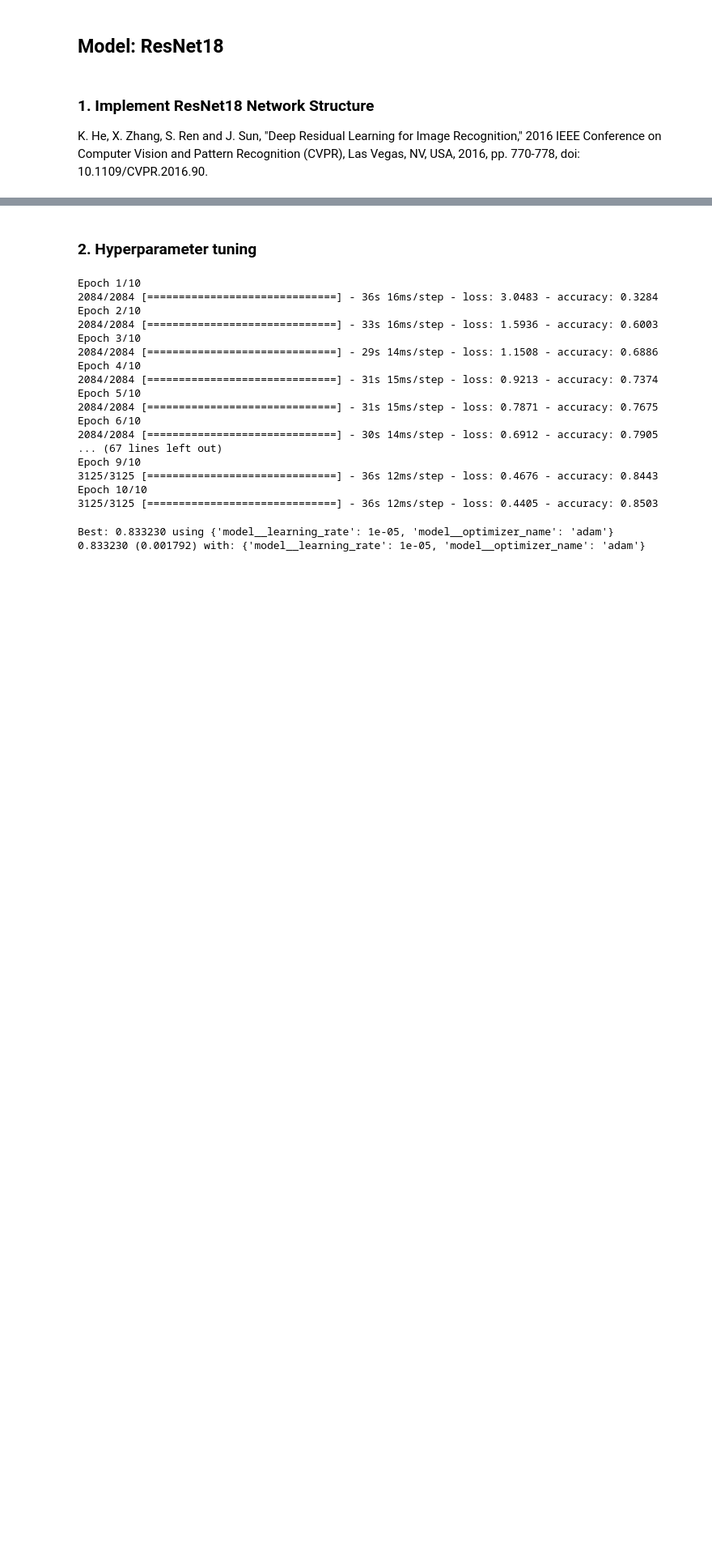
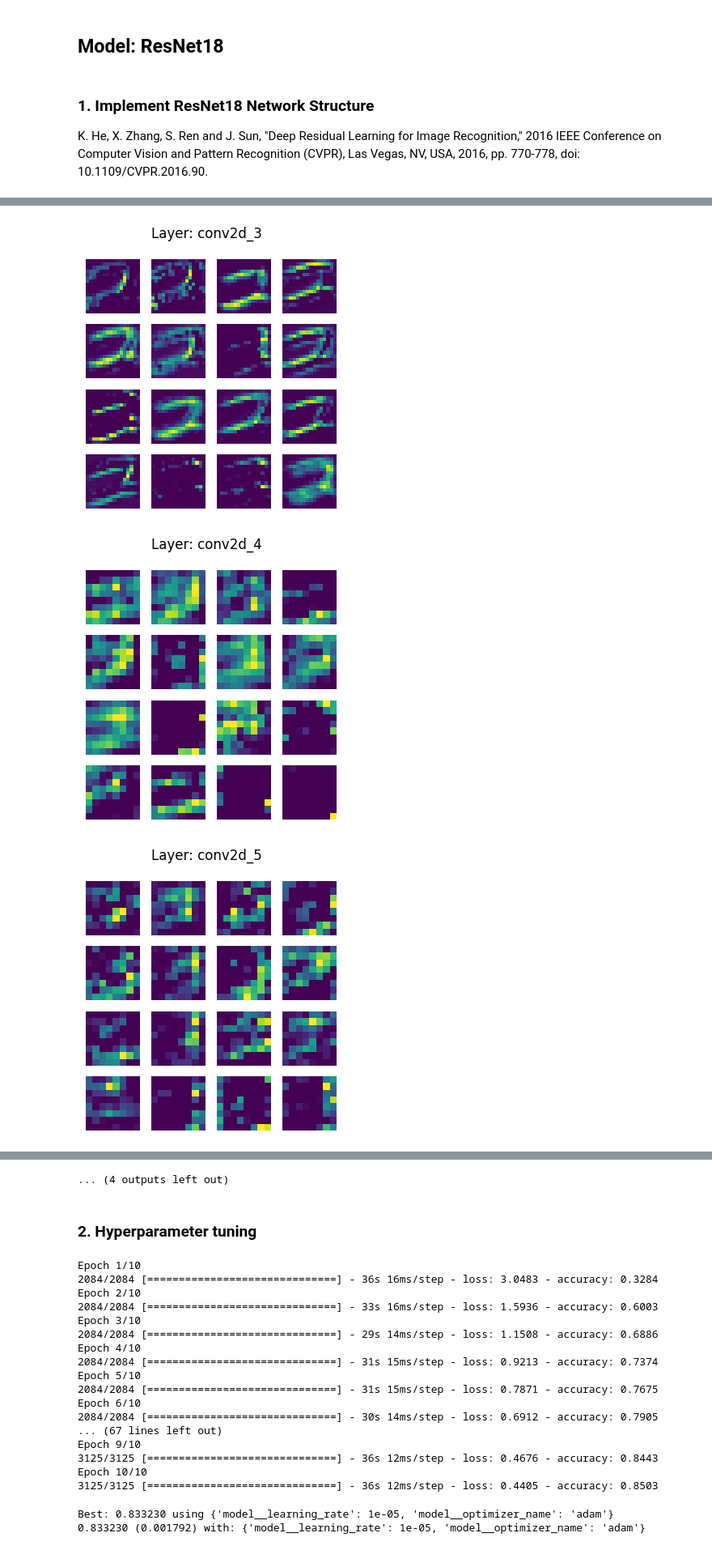
Before and after one commit to sixcoins233/COMP5318-A2-Group-106, a Jupyter notebook: A2_Group_106.ipynb, the cells around one changed output, grey strips where cells are left out. Shown: that part at 81% size. Cells and saved outputs as stored; diff of their text form; code cells hidden in the pictures; blank space fills up the shorter version.

Commit message:
Minor Change on hidden layer output

```diff
--- a/A2_Group_106.ipynb
+++ b/A2_Group_106.ipynb
@@ -725,18 +725,18 @@ plt.show()
 # %%
 # Visualize hidden layers output
-layer_outputs = [layer.output for layer in resnet18_model.layers if 'conv2d_117' in layer.name or 'conv2d_122' in layer.name or 'conv2d_127' in layer.name]
+layer_outputs = [layer.output for layer in resnet18_model.layers if 'conv2d' in layer.name]
 activation_model = models.Model(inputs=resnet18_model.input, outputs=layer_outputs)
 activations = activation_model.predict(test_images[0][np.newaxis, ...])
-layer_names = [layer.name for layer in resnet18_model.layers if 'conv2d_117' in layer.name or 'conv2d_122' in layer.name or 'conv2d_127' in layer.name]
+layer_names = [layer.name for layer in resnet18_model.layers if 'conv2d' in layer.name]
 for layer_name, layer_activation in zip(layer_names, activations):
     n_features = layer_activation.shape[-1]
     size = layer_activation.shape[1]
-    plt.figure(figsize=(16,16))
+    plt.figure(figsize=(4, 4))
     for i in range(n_features):
-        # Display only the first 64 features
-        if i >= 64:
+        # Display only the first 16 features
+        if i >= 16:
             break
-        plt.subplot(8, 8, i + 1)
+        plt.subplot(4, 4, i + 1)
         plt.imshow(layer_activation[0, :, :, i], cmap='viridis')
         plt.axis('off')
     plt.suptitle(f"Layer: {layer_name}")
@@ -745,0 +746,3 @@ for layer_name, layer_activation in zip(layer_names, activations):
+[figure, added]
+[figure, added]
+[figure, added]
@@ -746,3 +757,4 @@ for layer_name, layer_activation in zip(layer_names, activations):
+... (4 outputs left out)
 # %% [markdown]
 ### 2. Hyperparameter tuning
 # %%
```
Also changed, not shown: parts of 4 cells of this notebook.
